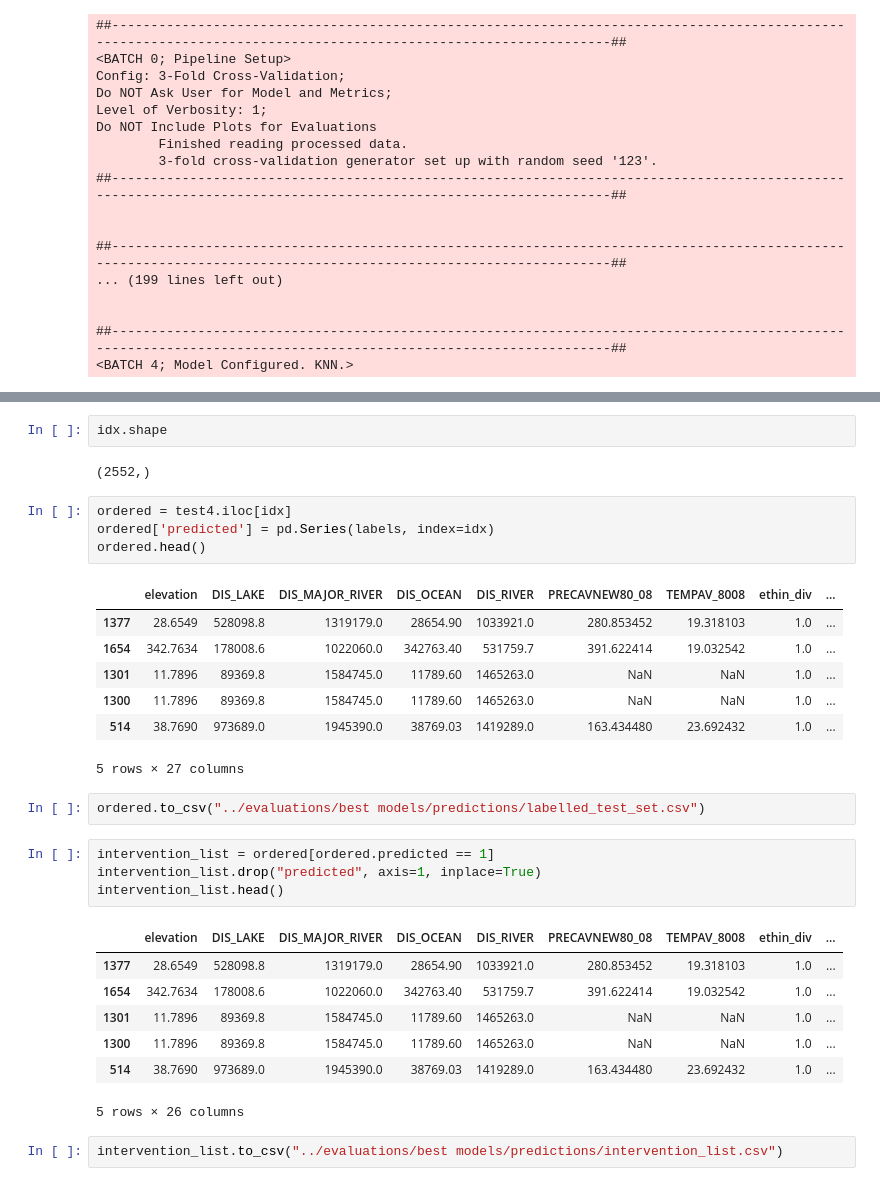
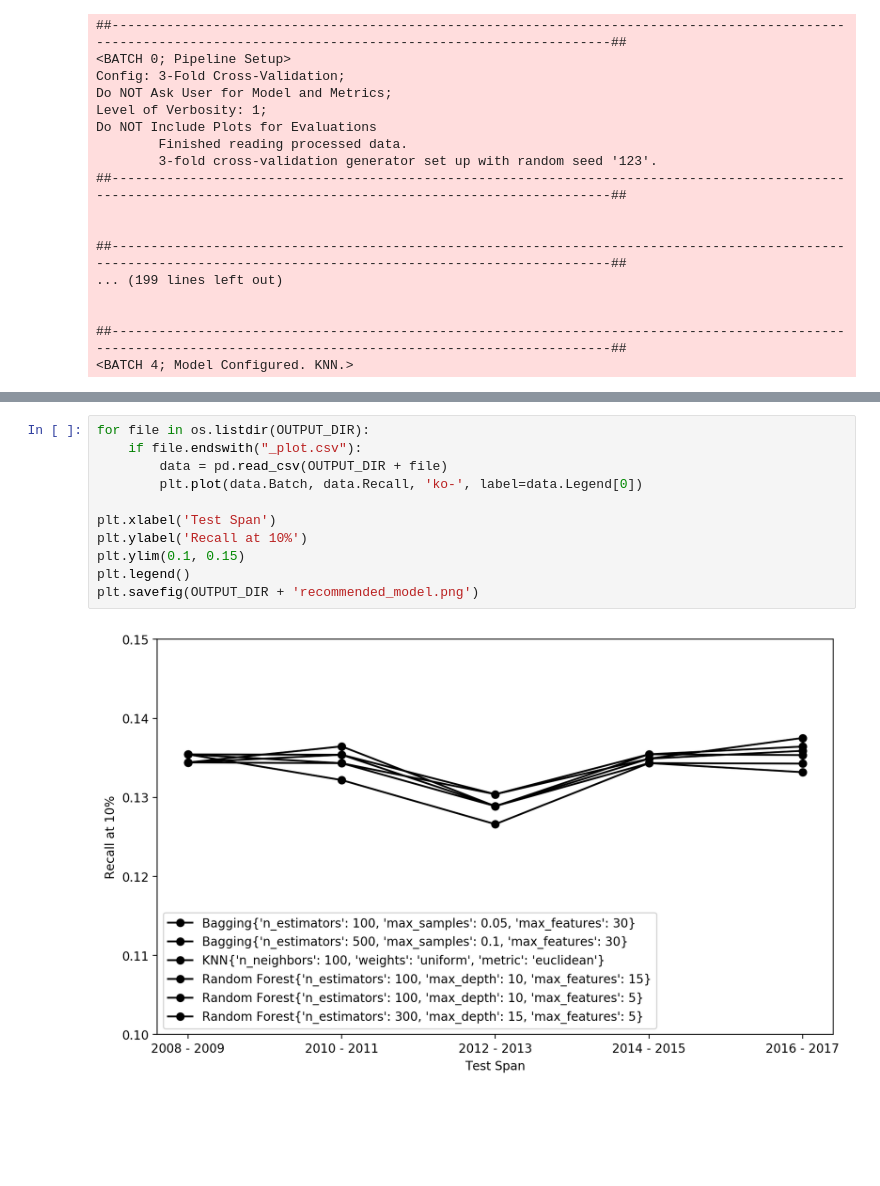
Before and after one commit to ZIYU-DEEP/Predicting-Terrorist-Attack-Using-Machine-Learning, a Jupyter notebook: notebooks/Evaluate Best Models.ipynb, the cells around one changed output, grey strips where cells are left out. Saved outputs shown, nothing was run; the diff lists cells and outputs as text; blank space fills up the shorter version.

```diff
--- a/notebooks/Evaluate Best Models.ipynb
+++ b/notebooks/Evaluate Best Models.ipynb
@@ -100,32 +64,13 @@ test4.shape
-# %%
-idx.shape
-# %% [output]
-(2552,)
-# %%
-ordered = test4.iloc[idx]
-ordered['predicted'] = pd.Series(labels, index=idx)
-ordered.head()
-# %% [output]
-|  | elevation | DIS_LAKE | DIS_MAJOR_RIVER | DIS_OCEAN | DIS_RIVER | PRECAVNEW80_08 | TEMPAV_8008 | ethin_div | ... |
-| 1377 | 28.6549 | 528098.8 | 1319179.0 | 28654.90 | 1033921.0 | 280.853452 | 19.318103 | 1.0 | ... |
-| 1654 | 342.7634 | 178008.6 | 1022060.0 | 342763.40 | 531759.7 | 391.622414 | 19.032542 | 1.0 | ... |
-| 1301 | 11.7896 | 89369.8 | 1584745.0 | 11789.60 | 1465263.0 | NaN | NaN | 1.0 | ... |
-| 1300 | 11.7896 | 89369.8 | 1584745.0 | 11789.60 | 1465263.0 | NaN | NaN | 1.0 | ... |
-| 514 | 38.7690 | 973689.0 | 1945390.0 | 38769.03 | 1419289.0 | 163.434480 | 23.692432 | 1.0 | ... |
-5 rows × 27 columns
-# %%
-ordered.to_csv("../evaluations/best models/predictions/labelled_test_set.csv")
-# %%
-intervention_list = ordered[ordered.predicted == 1]
-intervention_list.drop("predicted", axis=1, inplace=True)
-intervention_list.head()
-# %% [output]
-|  | elevation | DIS_LAKE | DIS_MAJOR_RIVER | DIS_OCEAN | DIS_RIVER | PRECAVNEW80_08 | TEMPAV_8008 | ethin_div | ... |
-| 1377 | 28.6549 | 528098.8 | 1319179.0 | 28654.90 | 1033921.0 | 280.853452 | 19.318103 | 1.0 | ... |
-| 1654 | 342.7634 | 178008.6 | 1022060.0 | 342763.40 | 531759.7 | 391.622414 | 19.032542 | 1.0 | ... |
-| 1301 | 11.7896 | 89369.8 | 1584745.0 | 11789.60 | 1465263.0 | NaN | NaN | 1.0 | ... |
-| 1300 | 11.7896 | 89369.8 | 1584745.0 | 11789.60 | 1465263.0 | NaN | NaN | 1.0 | ... |
-| 514 | 38.7690 | 973689.0 | 1945390.0 | 38769.03 | 1419289.0 | 163.434480 | 23.692432 | 1.0 | ... |
-5 rows × 26 columns
-# %%
-intervention_list.to_csv("../evaluations/best models/predictions/intervention_list.csv")
+# %%
+for file in os.listdir(OUTPUT_DIR):
+    if file.endswith("_plot.csv"):
+        data = pd.read_csv(OUTPUT_DIR + file)
+        plt.plot(data.Batch, data.Recall, 'ko-', label=data.Legend[0])
+
+plt.xlabel('Test Span')
+plt.ylabel('Recall at 10%')
+plt.ylim(0.1, 0.15)
+plt.legend()
+plt.savefig(OUTPUT_DIR + 'recommended_model.png')
+# %% [output]
+[figure, added]
```
Also changed, not shown: parts of 6 cells of this notebook, 12 other files.
